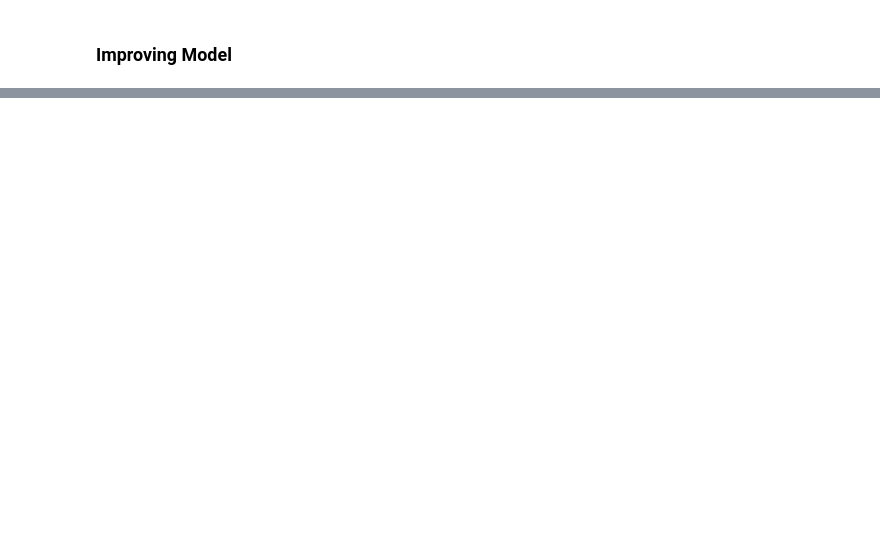
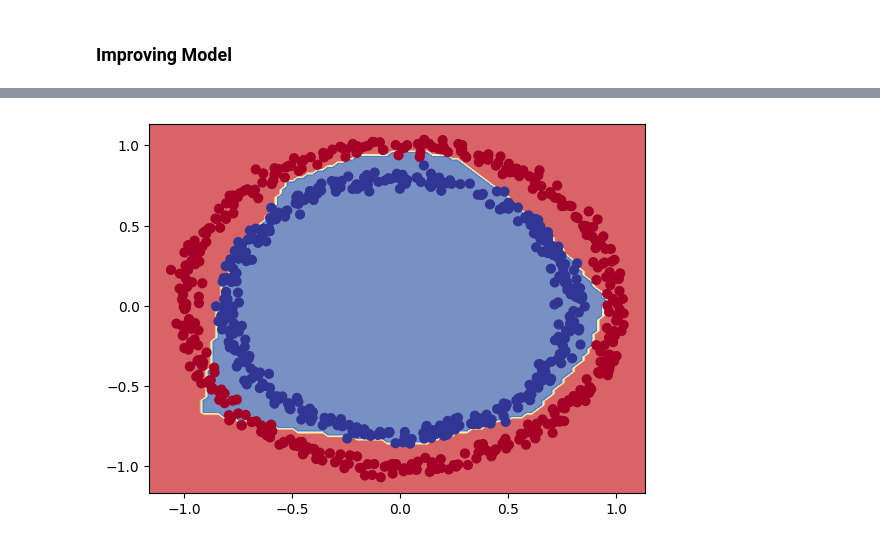
Before and after one commit to Vidhate/learn-pytorch, a Jupyter notebook: 02_Classification.ipynb, the cells around one changed output, grey strips where cells are left out. Cells and saved outputs as stored; diff of their text form; code cells hidden in the pictures; blank space fills up the shorter version.

```diff
--- a/02_Classification.ipynb
+++ b/02_Classification.ipynb
@@ -211,0 +247,34 @@ plot_decision_boundary(model0, X_train, y_train)
+# %%
+lossfn1 = nn.BCEWithLogitsLoss()
+optim1 = torch.optim.SGD(model1.parameters(), lr=0.1)
+# %%
+torch.manual_seed(42)
+
+num_epochs = 1000
+train_loss, eval_loss, epoch_count = [], [], []
+X_train, y_train = X_train.to(device), y_train.to(device)
+X_test, y_test = X_test.to(device), y_test.to(device)
+
+for epoch in range(num_epochs):
+
+    # introducing batching
+
+    model1.train()
+    y_train_pred = model1(X_train).squeeze()
+    t_loss = lossfn1(y_train_pred, y_train)
+    optim1.zero_grad()
+    t_loss.backward()
+    optim1.step()
+
+    with torch.inference_mode():
+        if epoch%100==0:
+            model1.eval()
+
+            epoch_count.append(epoch//10)
+            y_test_pred = model1(X_test).squeeze()
+            e_loss = lossfn1(y_test_pred, y_test)
+            acc = accuracy_fn(y_test_pred, y_test)
+
+            train_loss.append(t_loss)
+            eval_loss.append(e_loss)
+            print(f"Epoch : {epoch} | BCE Train : {torch.round(t_loss, decimals=2)} | BCE Eval : {torch.round(e_loss, decimals=2)} | Acc : {acc}")
@@ -211,0 +292,4 @@ plot_decision_boundary(model0, X_train, y_train)
+# %%
+plot_decision_boundary(model1, X_train, y_train)
+# %% [output]
+[figure, added]
```
Also changed, not shown: parts of 21 cells of this notebook.
